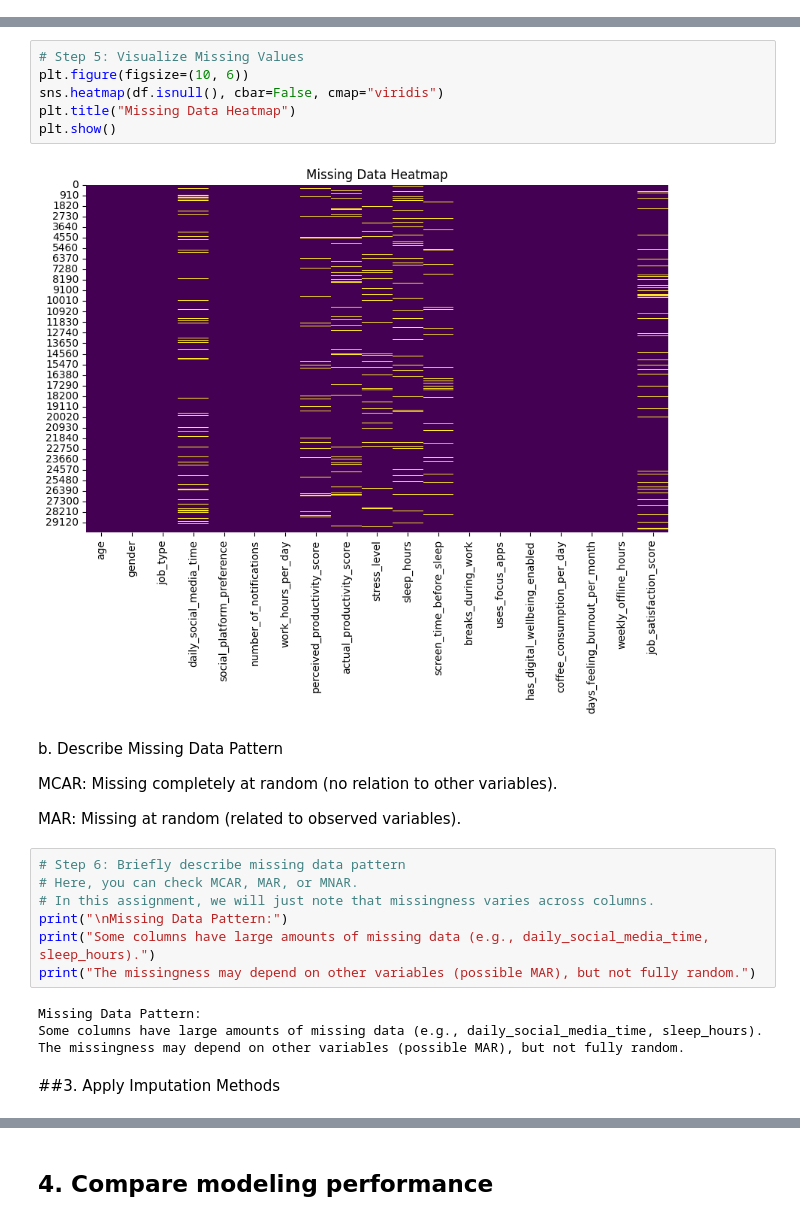
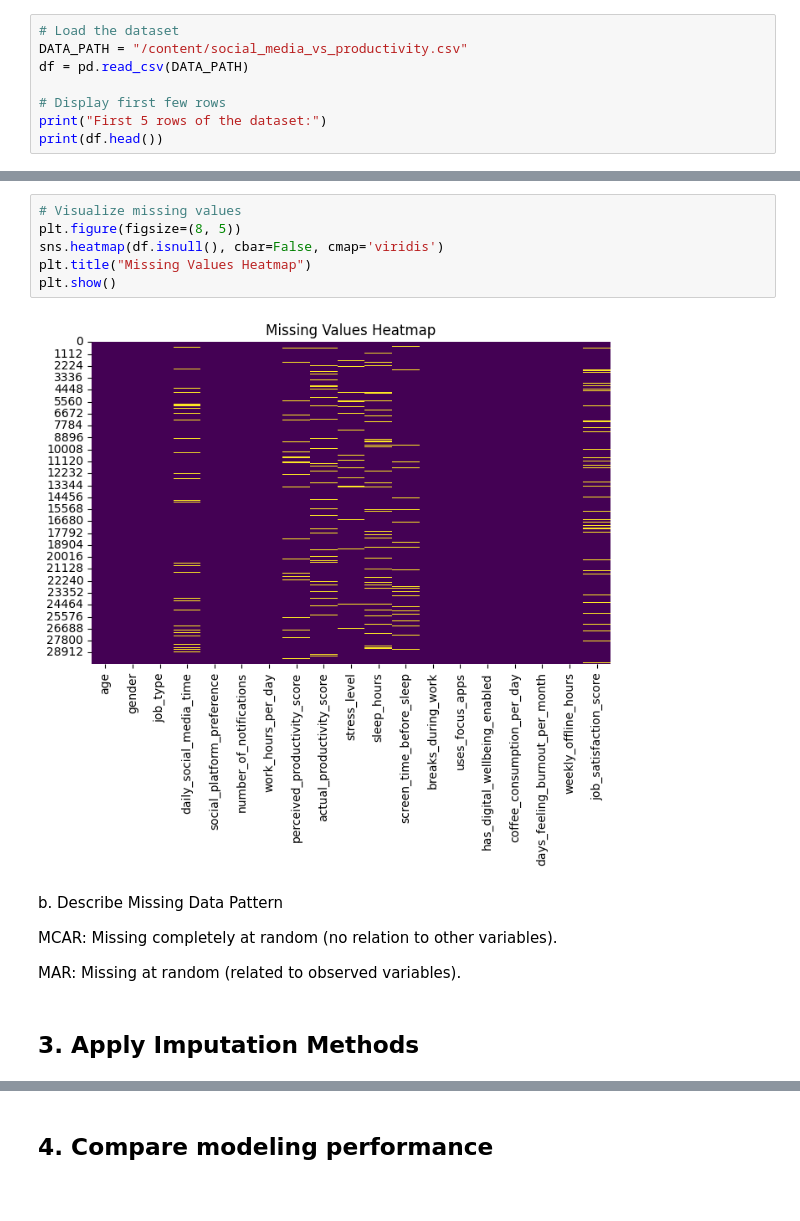
Before and after one commit to utsabsarkar12/Machine_Learning, a Jupyter notebook: Social_Media_vs_Productivity_Dataset_Analysis.ipynb, the cells around one changed output, grey strips where cells are left out. Cells and saved outputs as stored; diff of their text form; blank space fills up the shorter version.

```diff
--- a/Social_Media_vs_Productivity_Dataset_Analysis.ipynb
+++ b/Social_Media_vs_Productivity_Dataset_Analysis.ipynb
@@ -35,0 +15,8 @@ First 5 Rows:
+# %%
+# Load the dataset
+DATA_PATH = "/content/social_media_vs_productivity.csv"
+df = pd.read_csv(DATA_PATH)
+
+# Display first few rows
+print("First 5 rows of the dataset:")
+print(df.head())
@@ -58,29 +85,18 @@ weekly_offline_hours                 0
 job_satisfaction_score            2730
 dtype: int64
 # %%
-# Step 5: Visualize Missing Values
-plt.figure(figsize=(10, 6))
-sns.heatmap(df.isnull(), cbar=False, cmap="viridis")
-plt.title("Missing Data Heatmap")
+# Visualize missing values
+plt.figure(figsize=(8, 5))
+sns.heatmap(df.isnull(), cbar=False, cmap='viridis')
+plt.title("Missing Values Heatmap")
 plt.show()
 # %% [output]
-[figure, old version]
+[figure, new version]
 # %% [markdown]
 b. Describe Missing Data Pattern
 
 MCAR: Missing completely at random (no relation to other variables).
 
 MAR: Missing at random (related to observed variables).
-# %%
-# Step 6: Briefly describe missing data pattern
-# Here, you can check MCAR, MAR, or MNAR.
-# In this assignment, we will just note that missingness varies across columns.
-print("\nMissing Data Pattern:")
-print("Some columns have large amounts of missing data (e.g., daily_social_media_time, sleep_hours).")
-print("The missingness may depend on other variables (possible MAR), but not fully random.")
-# %% [output]
-Missing Data Pattern:
-Some columns have large amounts of missing data (e.g., daily_social_media_time, sleep_hours).
-The missingness may depend on other variables (possible MAR), but not fully random.
 # %% [markdown]
-##3. Apply Imputation Methods
+## 3. Apply Imputation Methods
```
Also changed, not shown: parts of 18 cells of this notebook.
